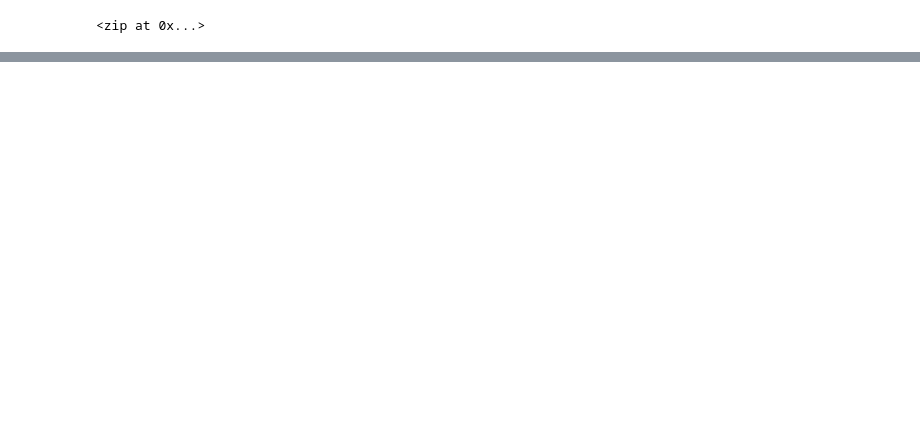
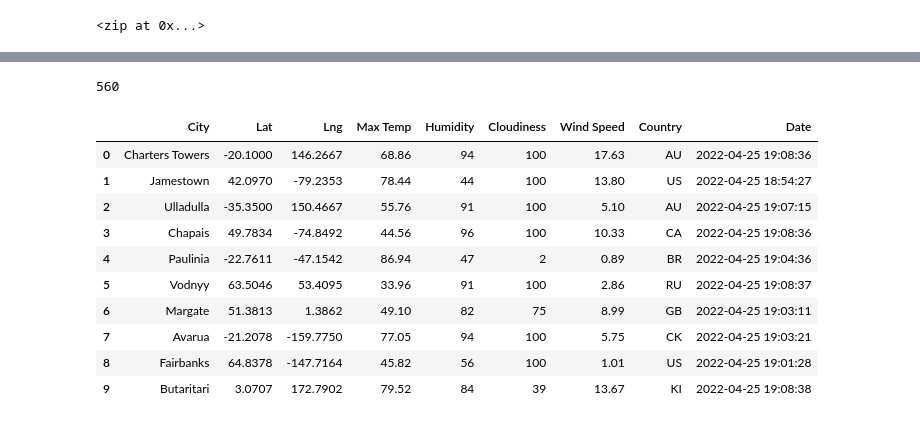
Before and after one commit to dgeroux/World_Weather_Analysis, a Jupyter notebook: WeatherPy.ipynb, the cells around one changed output, grey strips where cells are left out. Saved outputs shown, nothing was run; the diff lists cells and outputs as text; code cells hidden in the pictures; blank space fills up the shorter version.

Commit message:
modifying .gitignore and adding WeatherPy file

```diff
--- a/WeatherPy.ipynb
+++ b/WeatherPy.ipynb
@@ -3,6 +3,15 @@
 import pandas as pd
 import matplotlib.pyplot as plt
 import numpy as np
+import requests
+from config import weather_api_key
+
+# Starting URL for Weather Map API Call.
+url = "http://api.openweathermap.org/data/2.5/weather?units=Imperial&APPID=" + weather_api_key
+
+# Import the time library and the datetime module from the datetime library
+import time
+from datetime import datetime
 # %%
 # Create a set of random latitude and longitude combinations.
 lats = np.random.uniform(low=-90.000, high=90.000, size=1500)
@@ -52,0 +146,20 @@ len(cities)
+# %%
+len(city_data)
+# %% [output]
+560
+# %%
+# Convert the array of dictionaries to a Pandas DataFrame.
+city_data_df = pd.DataFrame(city_data)
+city_data_df.head(10)
+# %% [output]
+|  | City | Lat | Lng | Max Temp | Humidity | Cloudiness | Wind Speed | Country | Date |
+| 0 | Charters Towers | -20.1000 | 146.2667 | 68.86 | 94 | 100 | 17.63 | AU | 2022-04-25 19:08:36 |
+| 1 | Jamestown | 42.0970 | -79.2353 | 78.44 | 44 | 100 | 13.80 | US | 2022-04-25 18:54:27 |
+| 2 | Ulladulla | -35.3500 | 150.4667 | 55.76 | 91 | 100 | 5.10 | AU | 2022-04-25 19:07:15 |
+| 3 | Chapais | 49.7834 | -74.8492 | 44.56 | 96 | 100 | 10.33 | CA | 2022-04-25 19:08:36 |
+| 4 | Paulinia | -22.7611 | -47.1542 | 86.94 | 47 | 2 | 0.89 | BR | 2022-04-25 19:04:36 |
+| 5 | Vodnyy | 63.5046 | 53.4095 | 33.96 | 91 | 100 | 2.86 | RU | 2022-04-25 19:08:37 |
+| 6 | Margate | 51.3813 | 1.3862 | 49.10 | 82 | 75 | 8.99 | GB | 2022-04-25 19:03:11 |
+| 7 | Avarua | -21.2078 | -159.7750 | 77.05 | 94 | 100 | 5.75 | CK | 2022-04-25 19:03:21 |
+| 8 | Fairbanks | 64.8378 | -147.7164 | 45.82 | 56 | 100 | 1.01 | US | 2022-04-25 19:01:28 |
+| 9 | Butaritari | 3.0707 | 172.7902 | 79.52 | 84 | 39 | 13.67 | KI | 2022-04-25 19:08:38 |
```
Also changed, not shown: parts of 7 cells of this notebook, 4 other files.
